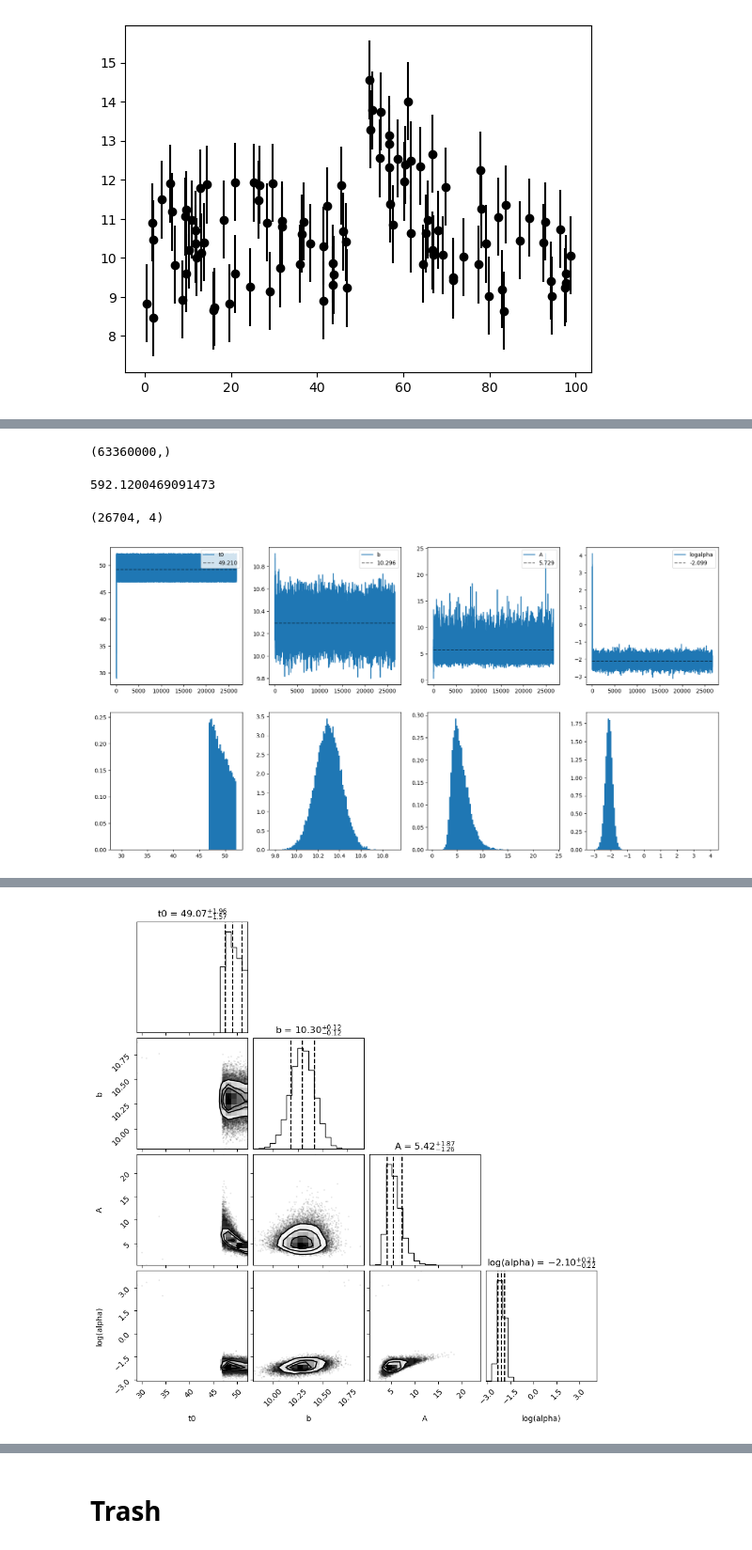
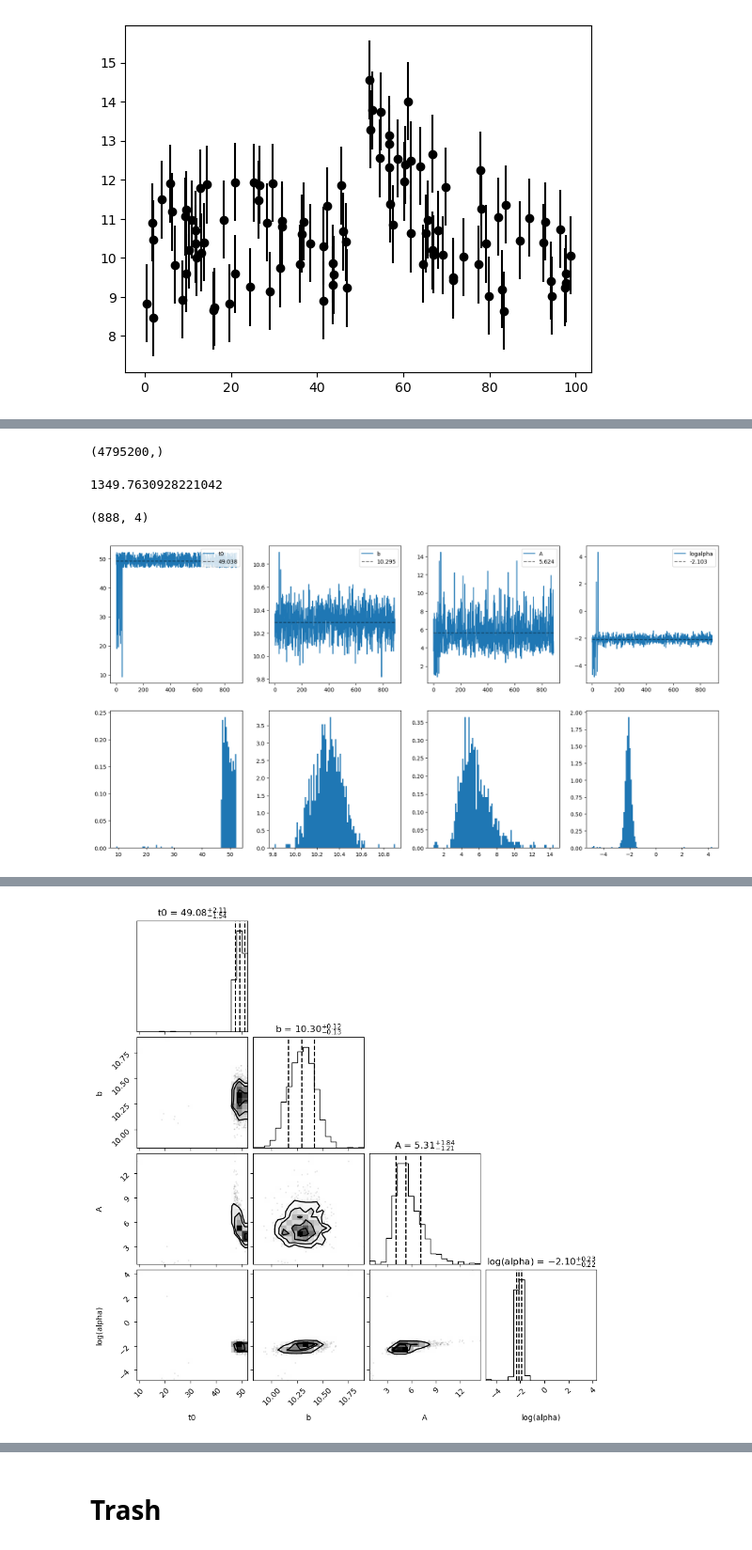
Before and after one commit to FedericoRivano/astrostatistics_bicocca_2026, a Jupyter notebook: working/Es11.ipynb, the cells around one changed output, grey strips where cells are left out. Shown at 94% size. Drawn from its saved outputs; the diff is of its cells as text; code cells hidden in the pictures.

```diff
--- a/working/Es11.ipynb
+++ b/working/Es11.ipynb
@@ -46,9 +46,9 @@ def LogPosterior (theta, t, data, sigma):
     return LogLikelihood(theta, t, data, sigma) + LogPrior(theta)
 # %%
 ndim = int(4)
-nwalk = 16
-burnin = int(1e4)
-nsteps = int(1e6)
+nwalk = 12
+burnin = int(1e2)
+nsteps = int(1e5)
 
 np.random.seed(0)
 init_guess = (np.random.random((nwalk, ndim)))
@@ -77,18 +77,18 @@ State([[47.2916953  10.33624236  8.06091564 -1.96635425]
 emc_trace = sampler.chain[:, burnin:, :].reshape(-1, ndim).flatten()
 print(emc_trace.shape)
 # %% [output]
-(63360000,)
+(4795200,)
 # %%
 ac_lenght = sampler.get_autocorr_time().max()
 print(ac_lenght)
 # %% [output]
-592.1200469091473
+1349.7630928221042
 # %%
 emc_trace = sampler.get_chain(discard=burnin, thin=int(ac_lenght+1), flat=True)
 # %%
 print(emc_trace.shape)
 # %% [output]
-(26704, 4)
+(888, 4)
 # %%
 fig, axes = plt.subplots(ncols=4, nrows=2, figsize=(20,10))
 labels = ['t0', 'b', 'A', 'logalpha']
@@ -100,10 +100,8 @@ for i in range(0,4):
 
 plt.show()
 # %% [output]
-[figure, old version]
+[figure, new version]
 # %%
-fig = corner.corner(emc_trace, labels=["t0", "b", "A", "log(alpha)"], quantiles=[0.16, 0.5, 0.84
-
-], show_titles=True)
+fig = corner.corner(emc_trace, labels=["t0", "b", "A", "log(alpha)"], quantiles=[0.16, 0.5, 0.84], show_titles=True)
 plt.show()
 # %% [output]
@@ -110,4 +109,4 @@ plt.show()
-[figure, old version]
+[figure, new version]
 # %%
 plt.errorbar(t, flux, flux_err, ls='None', marker='o', c='black')
 for i in range (100):
```
Also changed, not shown: parts of 4 cells of this notebook.
